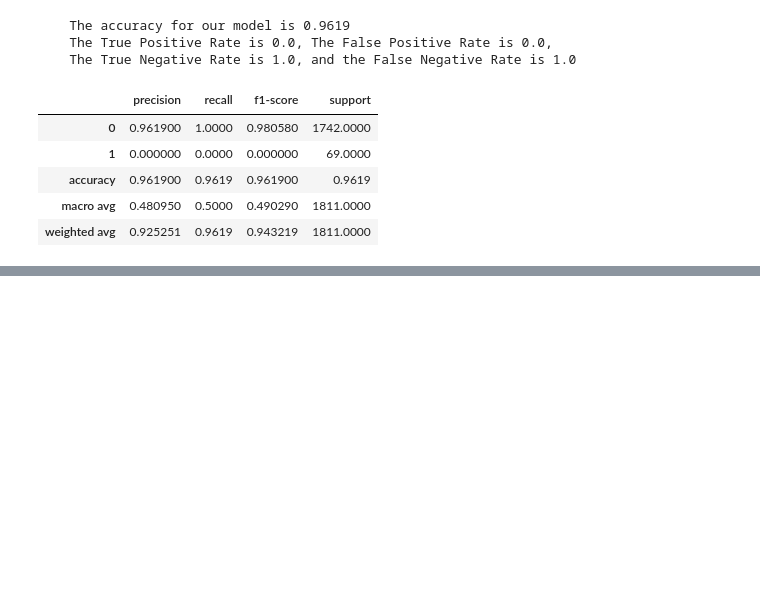
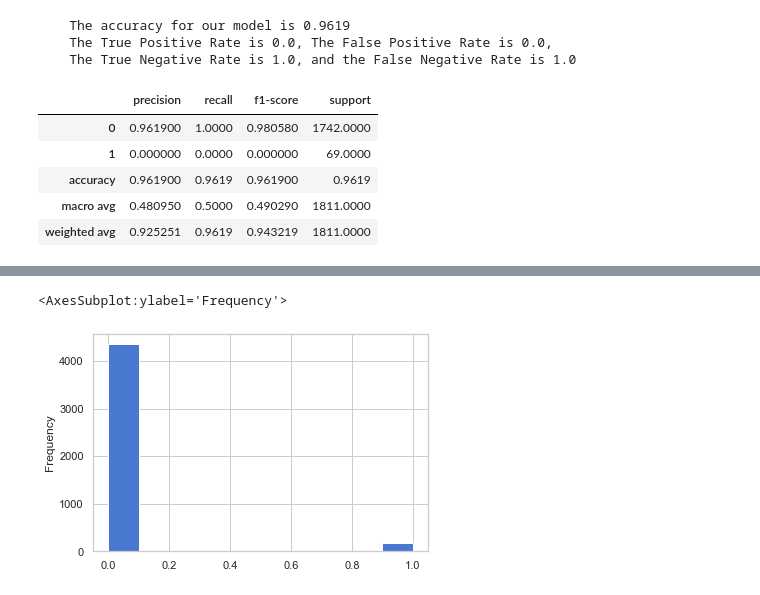
Before and after one commit to hrodjr/texas_motorcycle_accidents, a Jupyter notebook: scratch_notepad.ipynb, the cells around one changed output, grey strips where cells are left out. Drawn from its saved outputs; the diff is of its cells as text; code cells hidden in the pictures; blank space fills up the shorter version.

```diff
--- a/scratch_notepad.ipynb
+++ b/scratch_notepad.ipynb
@@ -163,0 +486,6 @@ get_metrics_bin(dt, X_test, y_test)
+# %%
+y = train.deceased
+y.plot.hist()
+# %% [output]
+<AxesSubplot:ylabel='Frequency'>
+[figure, added]
```
Also changed, not shown: parts of 65 cells of this notebook.
